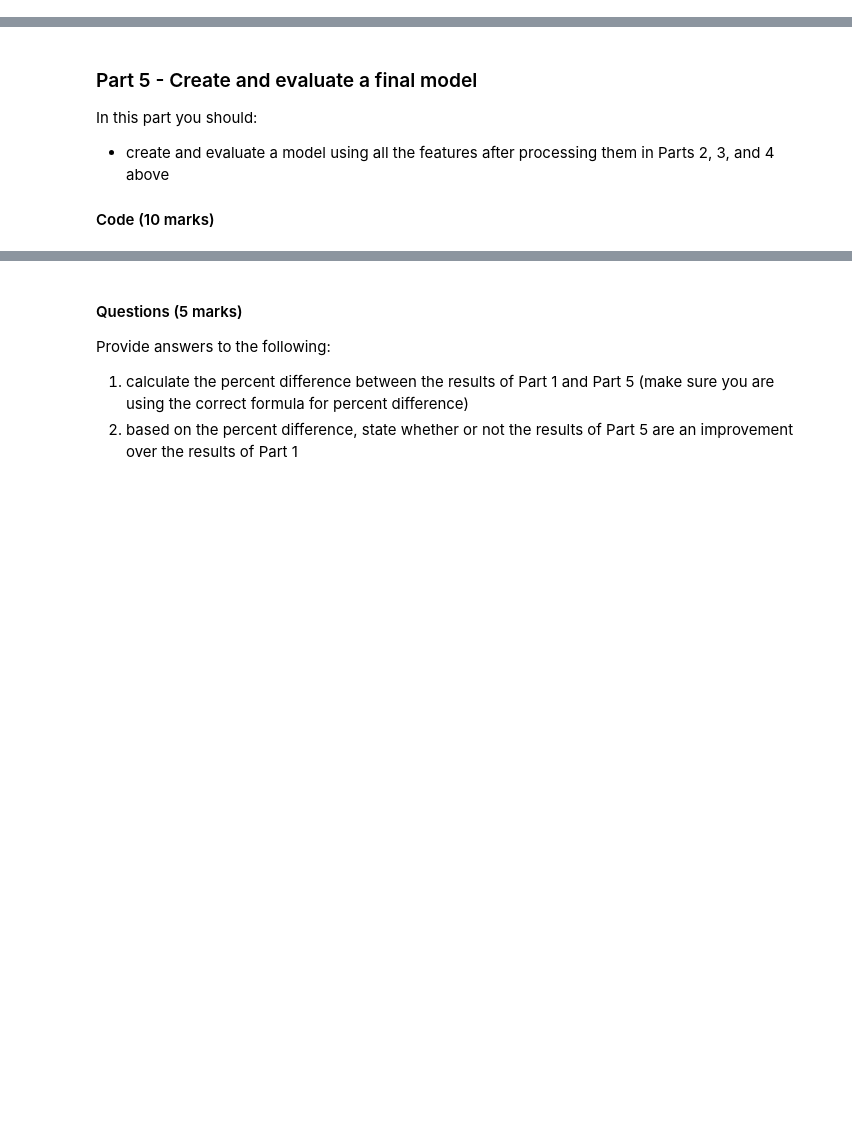
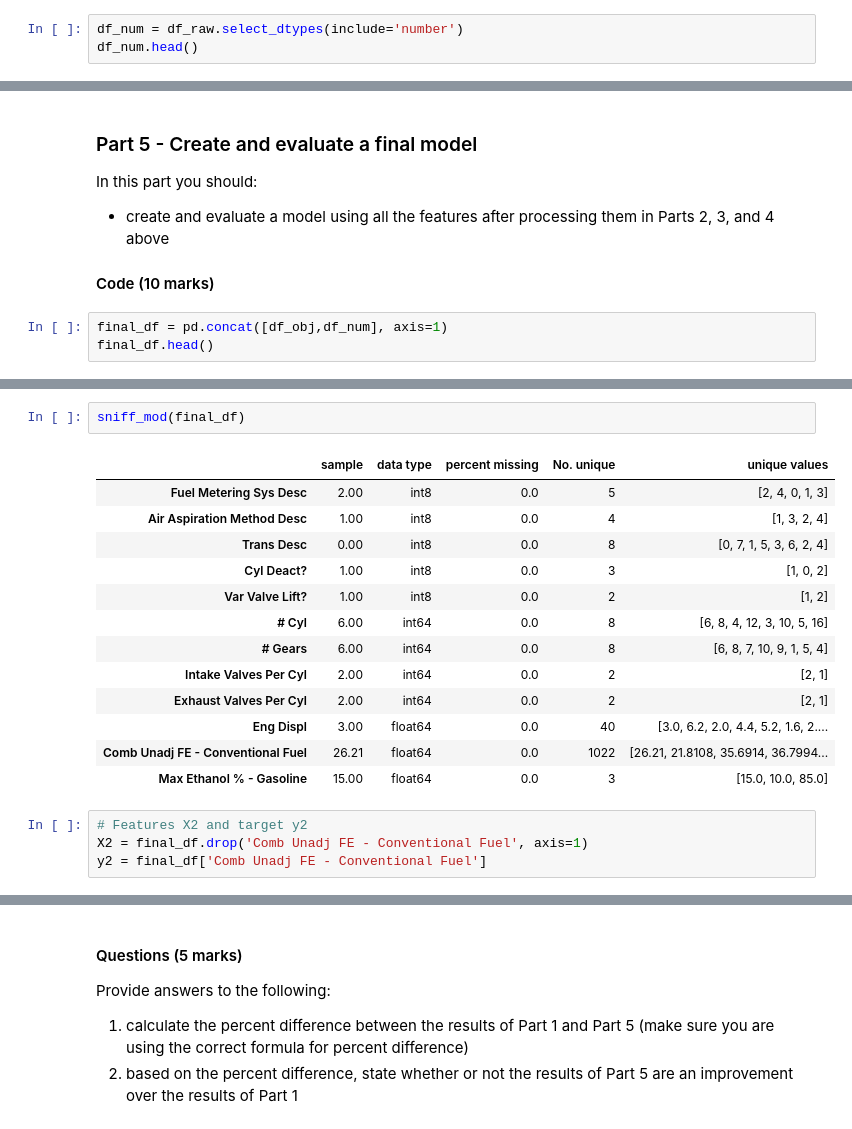
Before and after one commit to educbd/ML_, a Jupyter notebook: Graded_Lab_3.ipynb, the cells around one changed output, grey strips where cells are left out. Saved outputs shown, nothing was run; the diff lists cells and outputs as text; blank space fills up the shorter version.

```diff
--- a/Graded_Lab_3.ipynb
+++ b/Graded_Lab_3.ipynb
@@ -336,3 +336,6 @@ In this part you should:
  - handle any missing values
 
 #### Code (30 marks)
+# %%
+df_num = df_raw.select_dtypes(include='number')
+df_num.head()
@@ -343,3 +382,6 @@ In this part you should:
  - create and evaluate a model using all the features after processing them in Parts 2, 3, and 4 above
 
 #### Code (10 marks)
+# %%
+final_df = pd.concat([df_obj,df_num], axis=1)
+final_df.head()
@@ -345,0 +395,20 @@ In this part you should:
+# %%
+sniff_mod(final_df)
+# %% [output]
+|  | sample | data type | percent missing | No. unique | unique values |
+| Fuel Metering Sys Desc | 2.00 | int8 | 0.0 | 5 | [2, 4, 0, 1, 3] |
+| Air Aspiration Method Desc | 1.00 | int8 | 0.0 | 4 | [1, 3, 2, 4] |
+| Trans Desc | 0.00 | int8 | 0.0 | 8 | [0, 7, 1, 5, 3, 6, 2, 4] |
+| Cyl Deact? | 1.00 | int8 | 0.0 | 3 | [1, 0, 2] |
+| Var Valve Lift? | 1.00 | int8 | 0.0 | 2 | [1, 2] |
+| # Cyl | 6.00 | int64 | 0.0 | 8 | [6, 8, 4, 12, 3, 10, 5, 16] |
+| # Gears | 6.00 | int64 | 0.0 | 8 | [6, 8, 7, 10, 9, 1, 5, 4] |
+| Intake Valves Per Cyl | 2.00 | int64 | 0.0 | 2 | [2, 1] |
+| Exhaust Valves Per Cyl | 2.00 | int64 | 0.0 | 2 | [2, 1] |
+| Eng Displ | 3.00 | float64 | 0.0 | 40 | [3.0, 6.2, 2.0, 4.4, 5.2, 1.6, 2.... |
+| Comb Unadj FE - Conventional Fuel | 26.21 | float64 | 0.0 | 1022 | [26.21, 21.8108, 35.6914, 36.7994... |
+| Max Ethanol % - Gasoline | 15.00 | float64 | 0.0 | 3 | [15.0, 10.0, 85.0] |
+# %%
+# Features X2 and target y2
+X2 = final_df.drop('Comb Unadj FE - Conventional Fuel', axis=1)
+y2 = final_df['Comb Unadj FE - Conventional Fuel']
```
Also changed, not shown: parts of 10 cells of this notebook.
